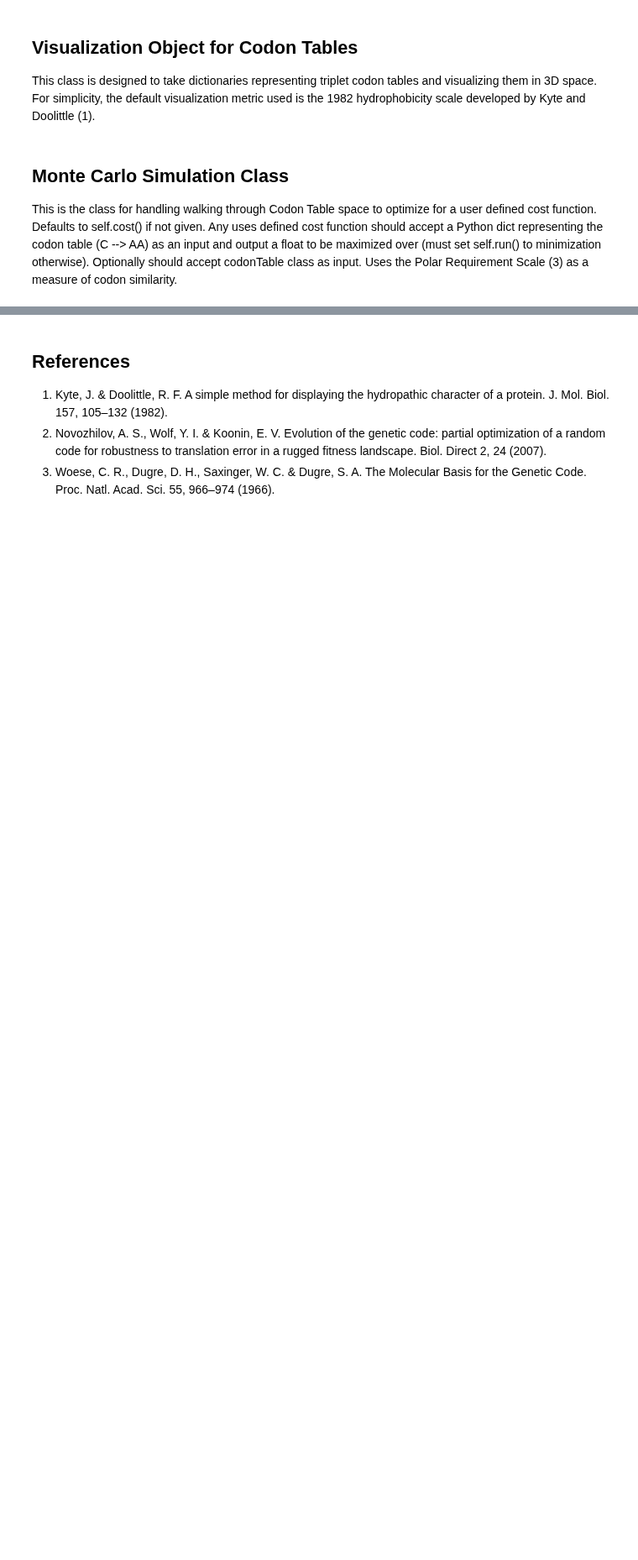
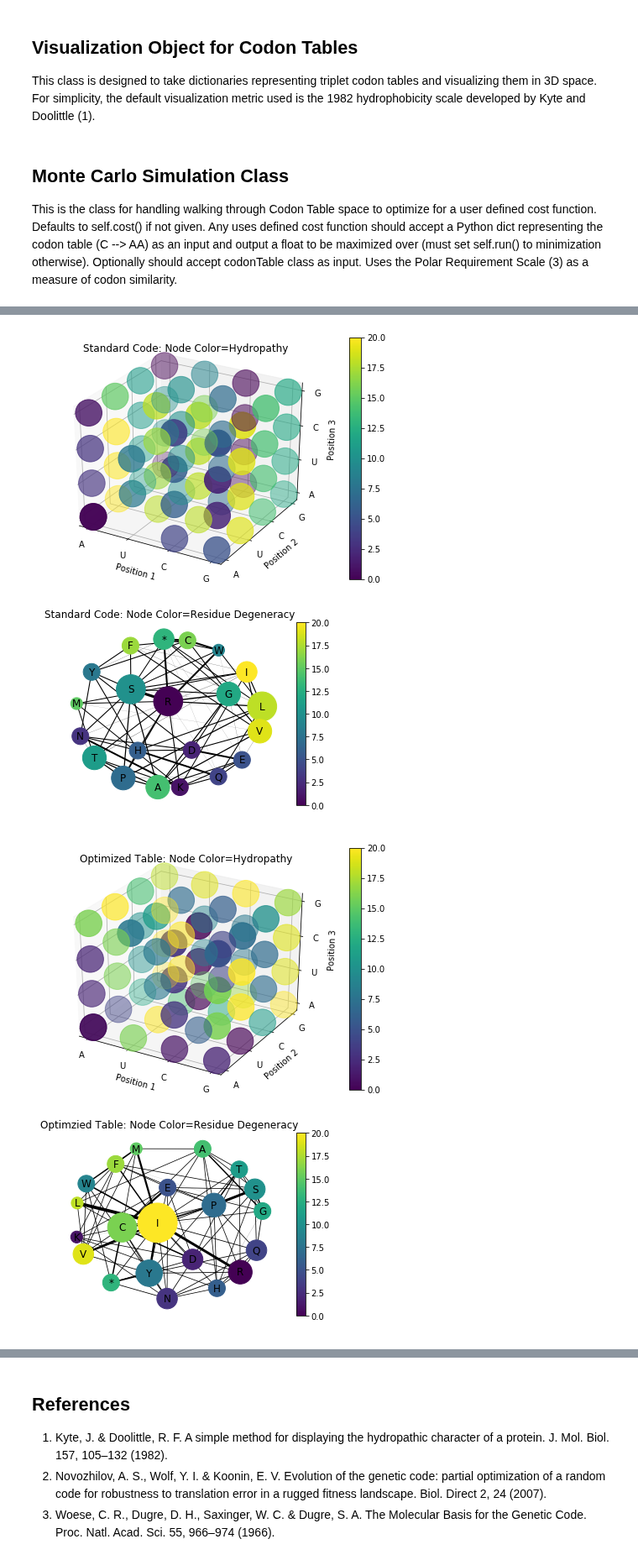
Before and after one commit to EndyLab/codon-tables, a Jupyter notebook: Decoding Notebook.ipynb, the cells around one changed output, grey strips where cells are left out. Shown at 84% size. Cells and saved outputs as stored; diff of their text form; code cells hidden in the pictures; blank space fills up the shorter version.

```diff
--- a/Decoding Notebook.ipynb
+++ b/Decoding Notebook.ipynb
@@ -57,14 +75,19 @@ help(MonteCarlo)
 # %%
 # Demonstrate MonteCarlo simulation
-sim = MonteCarlo()
+sim = tableOptimizer()
 optimizedTable, Ws, Es = sim.GDA()
 optimizedTable = codonTable(optimizedTable)
 standardTable = codonTable()
 
 # Compare tables
 fig1 = standardTable.plot3d('Standard Code: Node Color=Hydropathy')
-fig2 = standardTable.plotGraph('Standard Code: Node Color=Residue Degeneracy', node_val='count')
+fig2 = standardTable.plotGraph('Standard Code: Node Color=Residue Degeneracy', nodeColor='kd', nodeSize='count')
 fig3 = optimizedTable.plot3d('Optimized Table: Node Color=Hydropathy')
-fig4 = optimizedTable.plotGraph('Optimzied Table: Node Color=Residue Degeneracy', node_val='count')
+fig4 = optimizedTable.plotGraph('Optimzied Table: Node Color=Residue Degeneracy', nodeColor='kd', nodeSize='count')
+# %% [output]
+[figure, added]
+[figure, added]
+[figure, added]
+[figure, added]
 # %%
 # look at some network stuffs
```
Also changed, not shown: parts of 3 cells of this notebook, 5 other files.
